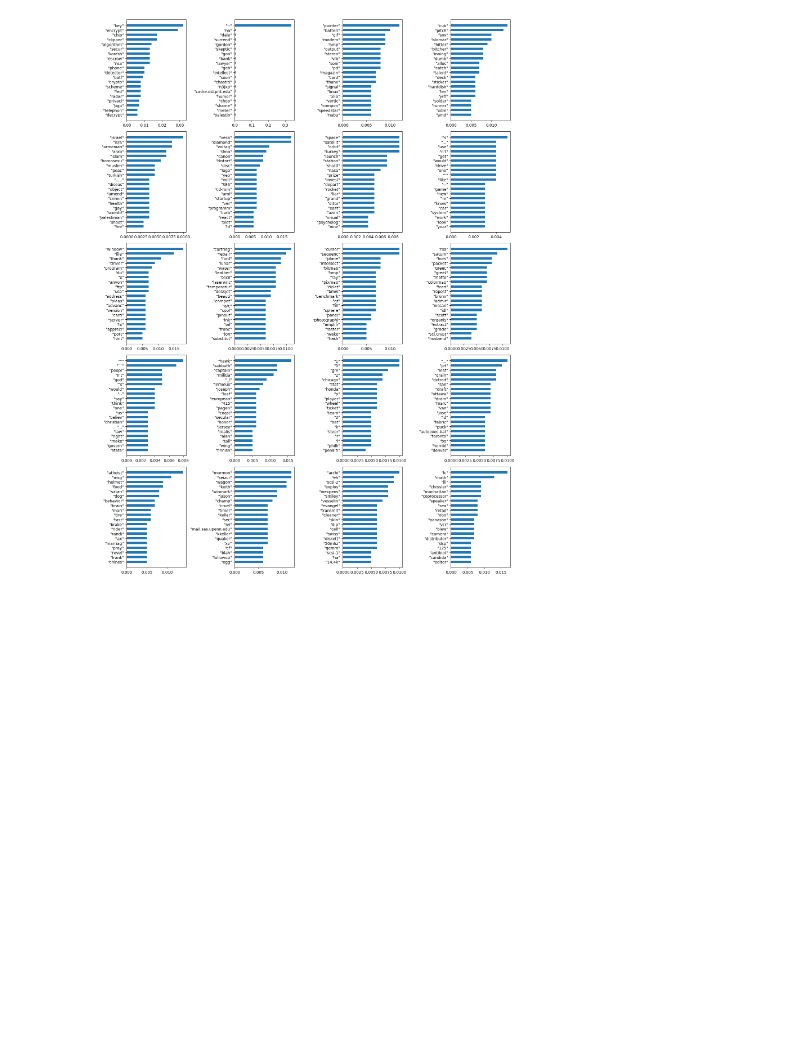
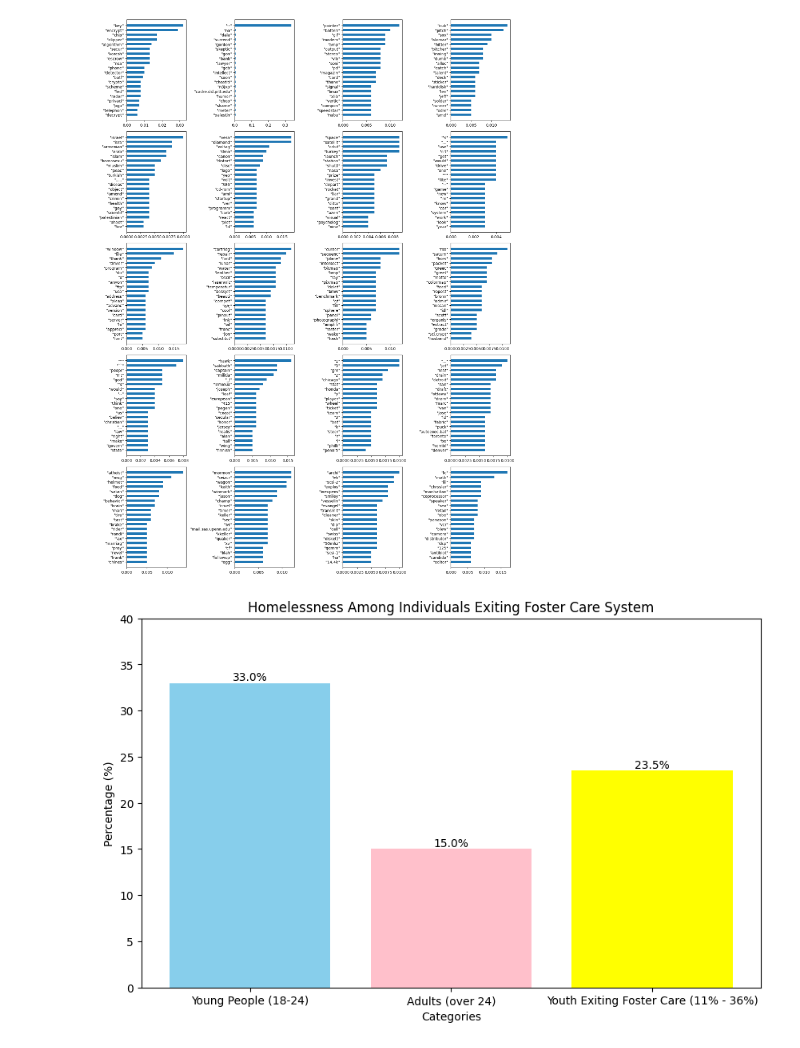
Before and after one commit to adehaven/Alyssas, a Jupyter notebook: posts/Topics.ipynb, the cells around one changed output. Drawn from its saved outputs; the diff is of its cells as text; code cells hidden in the pictures; blank space fills up the shorter version.

```diff
--- a/posts/Topics.ipynb
+++ b/posts/Topics.ipynb
@@ -472,3 +472,24 @@ for i in ldamodel_tfidf.print_topics(num_topics=20, num_words=20):
 plt.tight_layout()
 # %% [output]
 [figure]
+# %%
+import matplotlib.pyplot as plt
+
+categories = ['Young People (18-24)', 'Adults (over 24)', 'Youth Exiting Foster Care (11% - 36%)']
+percentages = [33, 15, (11 + 36) / 2]  # Using the average for the range 11% - 36%
+
+plt.figure(figsize=(10, 6))
+bars = plt.bar(categories, percentages, color=['skyblue', 'pink', 'yellow'])
+
+for bar in bars:
+    height = bar.get_height()
+    plt.text(bar.get_x() + bar.get_width() / 2.0, height, f'{height:.1f}%', ha='center', va='bottom')
+
+plt.title('Homelessness Among Individuals Exiting Foster Care System')
+plt.xlabel('Categories')
+plt.ylabel('Percentage (%)')
+plt.ylim(0, 40)
+
+plt.show()
+# %% [output]
+[figure, added]
```
Also changed, not shown: parts of 2 cells of this notebook, 20 other files.
